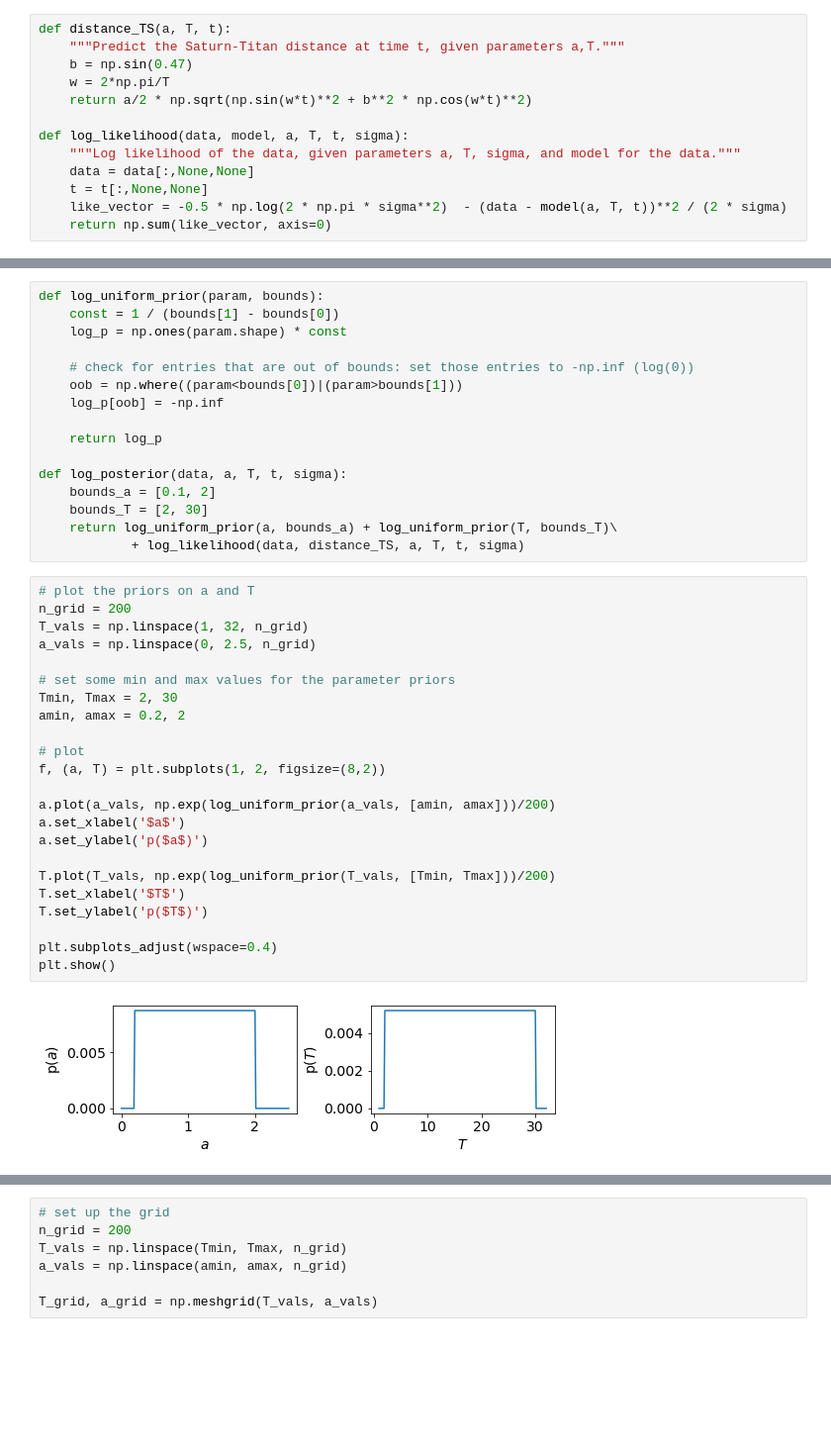
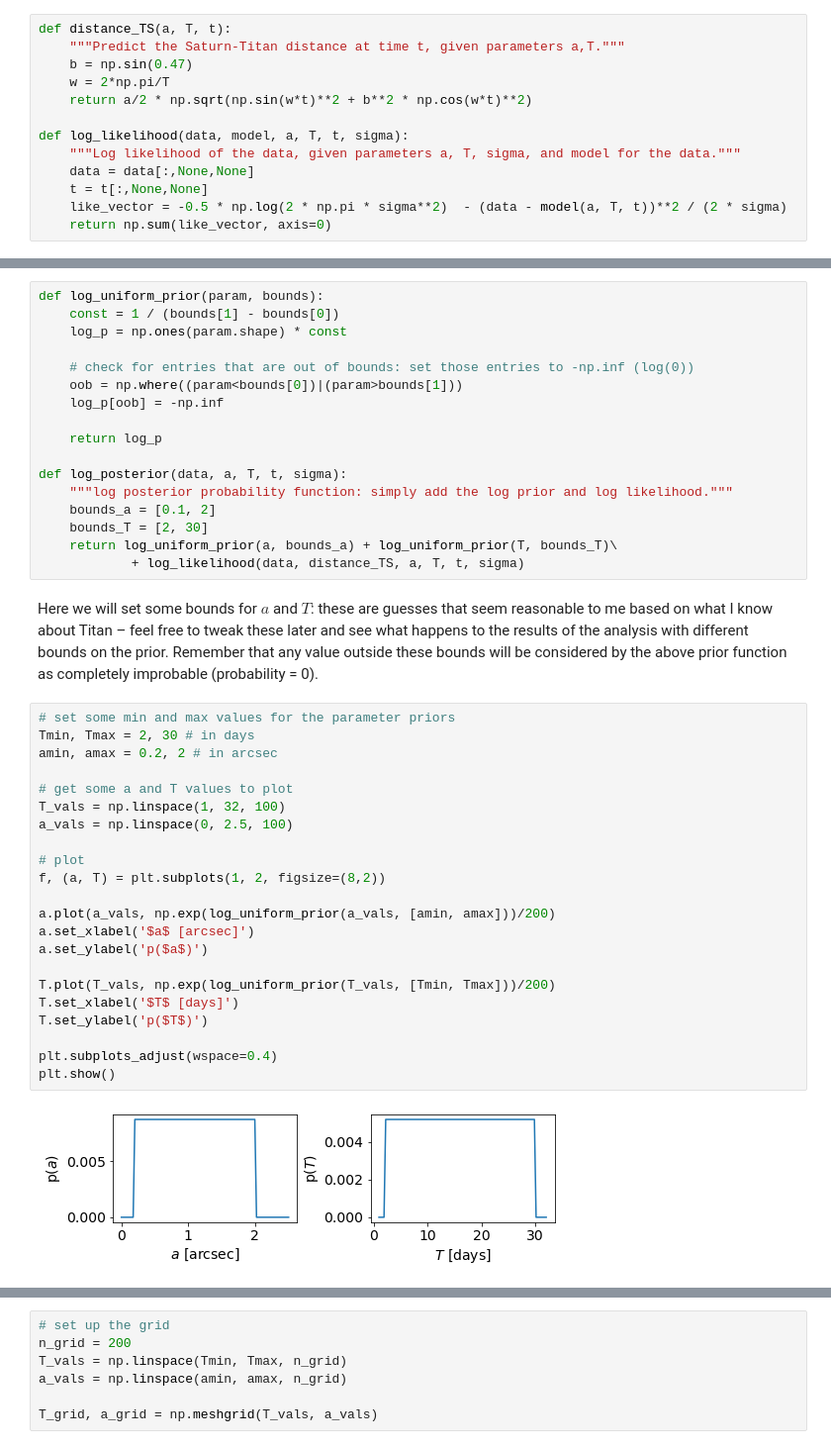
Before and after one commit to KIPAC/StatisticsCookbook, a Jupyter notebook: bayes_law/example-2.0.ipynb, the cells around one changed output, grey strips where cells are left out. Shown at 99% size. Saved outputs shown, nothing was run; the diff lists cells and outputs as text; blank space fills up the shorter version.

Commit message:
final tweaks and refs

```diff
--- a/bayes_law/example-2.0.ipynb
+++ b/bayes_law/example-2.0.ipynb
@@ -217,35 +208,37 @@ def log_uniform_prior(param, bounds):
     return log_p
 
 def log_posterior(data, a, T, t, sigma):
+    """log posterior probability function: simply add the log prior and log likelihood."""
     bounds_a = [0.1, 2]
     bounds_T = [2, 30]
     return log_uniform_prior(a, bounds_a) + log_uniform_prior(T, bounds_T)\
             + log_likelihood(data, distance_TS, a, T, t, sigma)
+# %% [markdown]
+Here we will set some bounds for $a$ and $T$: these are guesses that seem reasonable to me based on what I know about Titan – feel free to tweak these later and see what happens to the results of the analysis with different bounds on the prior. Remember that any value outside these bounds will be considered by the above prior function as completely improbable (probability = 0).
 # %%
-# plot the priors on a and T
-n_grid = 200
-T_vals = np.linspace(1, 32, n_grid)
-a_vals = np.linspace(0, 2.5, n_grid)
+# set some min and max values for the parameter priors
+Tmin, Tmax = 2, 30 # in days
+amin, amax = 0.2, 2 # in arcsec
 
-# set some min and max values for the parameter priors
-Tmin, Tmax = 2, 30
-amin, amax = 0.2, 2
+# get some a and T values to plot
+T_vals = np.linspace(1, 32, 100)
+a_vals = np.linspace(0, 2.5, 100)
 
 # plot
 f, (a, T) = plt.subplots(1, 2, figsize=(8,2))
 
 a.plot(a_vals, np.exp(log_uniform_prior(a_vals, [amin, amax]))/200)
-a.set_xlabel('$a$')
+a.set_xlabel('$a$ [arcsec]')
 a.set_ylabel('p($a$)')
 
 T.plot(T_vals, np.exp(log_uniform_prior(T_vals, [Tmin, Tmax]))/200)
-T.set_xlabel('$T$')
+T.set_xlabel('$T$ [days]')
 T.set_ylabel('p($T$)')
 
 plt.subplots_adjust(wspace=0.4)
 plt.show()
 # %% [output]
-[figure, old version]
+[figure, new version]
 # %% [markdown]
 ## 4.I Calculating the posterior
 
```
Also changed, not shown: parts of 19 cells of this notebook.
